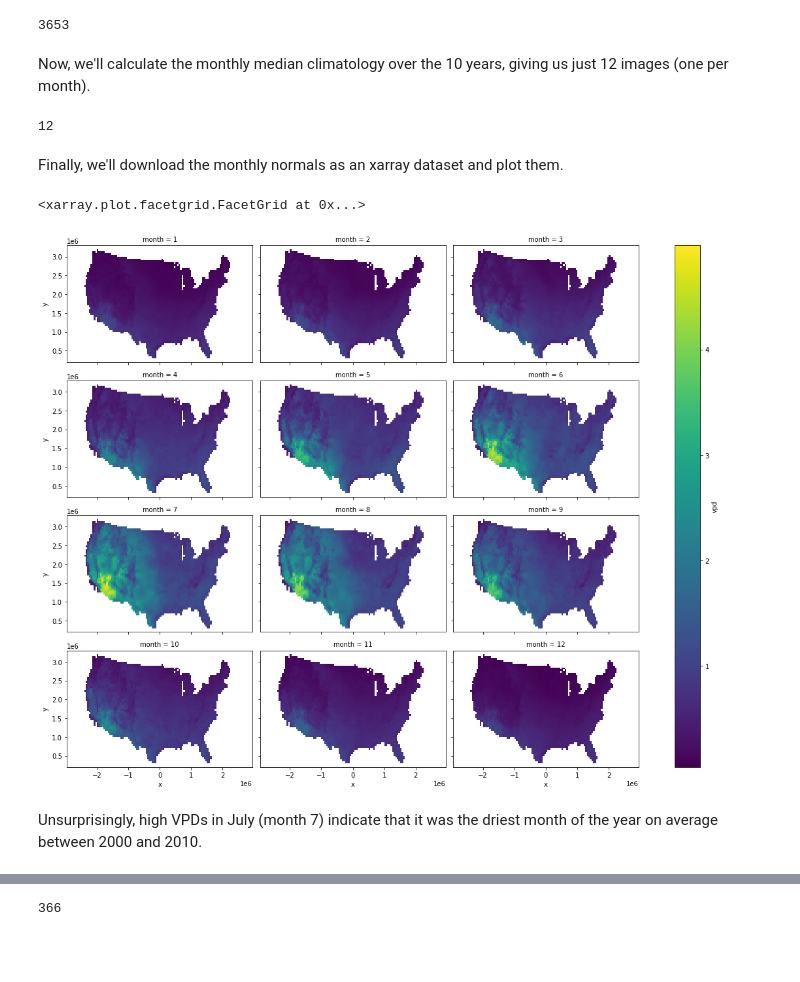
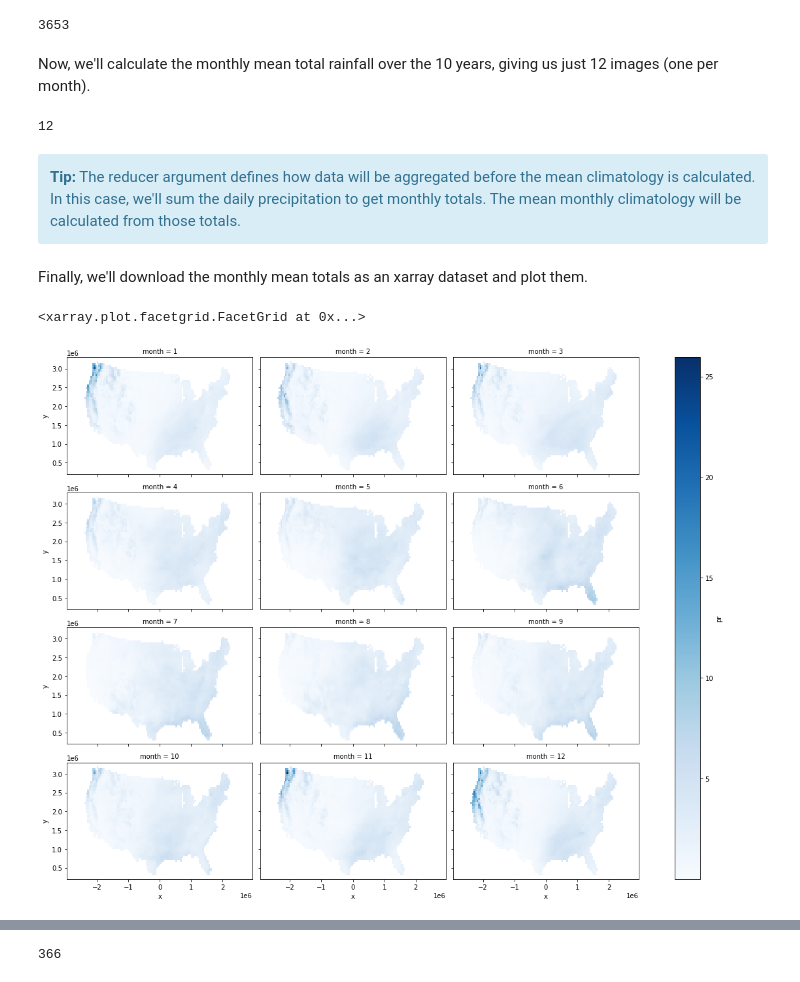
Before and after one commit to aazuspan/wxee, a Jupyter notebook: docs/examples/climatology.ipynb, the cells around one changed output, grey strips where cells are left out. Cells and saved outputs as stored; diff of their text form; code cells hidden in the pictures; blank space fills up the shorter version.

Commit message:
Fix #8 by always reducing the climatology using a mean reducer.

```diff
--- a/docs/examples/climatology.ipynb
+++ b/docs/examples/climatology.ipynb
@@ -16,24 +16,26 @@ gridMET contains daily weather data including vapor pressure deficit (VPD). We'l
 # %%
-gridmet = ee.ImageCollection("IDAHO_EPSCOR/GRIDMET").select("vpd")
+gridmet = ee.ImageCollection("IDAHO_EPSCOR/GRIDMET").select("pr")
 gridmet = gridmet.filterDate("2000", "2010")
 
 gridmet.size().getInfo()
 # %% [output]
 3653
 # %% [markdown]
-Now, we'll calculate the monthly median climatology over the 10 years, giving us just 12 images (one per month).
+Now, we'll calculate the monthly mean total rainfall over the 10 years, giving us just 12 images (one per month).
 # %%
-clim = gridmet.wx.climatology_month(ee.Reducer.median())
+clim = gridmet.wx.climatology_mean_month(reducer=ee.Reducer.sum())
 clim.size().getInfo()
 # %% [output]
 12
+# %% [markdown]
+<div class="alert alert-block alert-info">
+<b>Tip:</b> The reducer argument defines how data will be aggregated before the mean climatology is calculated. In this case, we'll sum the daily precipitation to get monthly totals. The mean monthly climatology will be calculated from those totals.
+</div>
 # %% [markdown]
-Finally, we'll download the monthly normals as an xarray dataset and plot them.
+Finally, we'll download the monthly mean totals as an xarray dataset and plot them.
 # %%
 x = clim.wx.to_xarray(scale=50_000, crs="EPSG:5070")
-x.vpd.plot(col="month", col_wrap=3, figsize=(16, 12))
+x.pr.plot(col="month", col_wrap=3, figsize=(16, 12), cmap="Blues")
 # %% [output]
 <xarray.plot.facetgrid.FacetGrid at 0x...>
-[figure, old version]
+[figure, new version]
-# %% [markdown]
-Unsurprisingly, high VPDs in July (month 7) indicate that it was the driest month of the year on average between 2000 and 2010.
```
Also changed, not shown: parts of 15 cells of this notebook, 23 other files.
